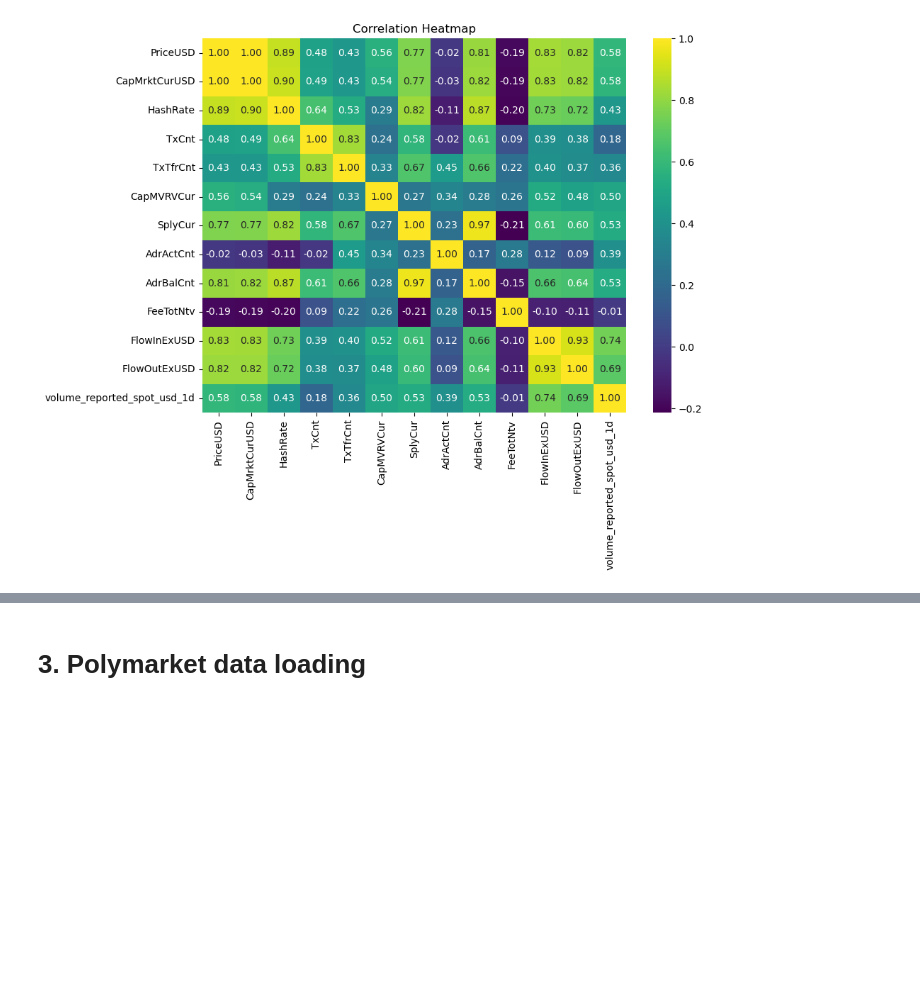
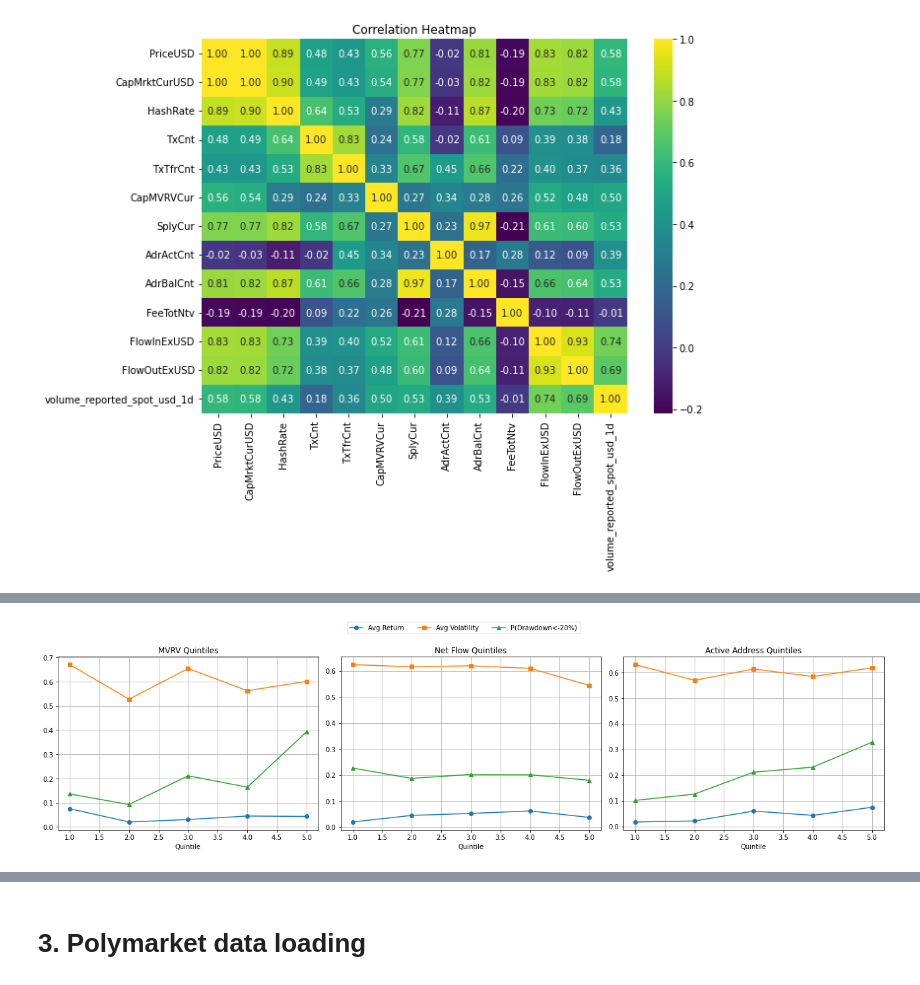
Before and after one commit to shuangvely/bitcoin-analytics-capstone-sp26-team08, a Jupyter notebook: eda/EDA.ipynb, the cells around one changed output, grey strips where cells are left out. Drawn from its saved outputs; the diff is of its cells as text; code cells hidden in the pictures; blank space fills up the shorter version.

```diff
--- a/eda/EDA.ipynb
+++ b/eda/EDA.ipynb
@@ -387,6 +430,106 @@ plt.show()
 3          0.230769          0.055944
 4          0.328098          0.129145
 [figure]
+# %%
+# # Forward-looking performance conditioning analysis
+# # 1 Build forward-looking metrics
+# df["net_flow_usd"] = df["FlowOutExUSD"] - df["FlowInExUSD"]
+
+# h = 30
+# #
+# # Forward 30-day return
+# df["fwd_ret_30d"] = df["PriceUSD"].shift(-h) / df["PriceUSD"] - 1
+
+# # Forward 30-day volatility (annualized)
+# logret = np.log(df["PriceUSD"]).diff()
+# df["fwd_vol_30d"] = logret.shift(-1).rolling(h).std() * np.sqrt(365)
+
+# # Forward 30-day max drawdown
+# future_min_price = df["PriceUSD"].shift(-1).rolling(h).min()
+# df["fwd_min_dd_30d"] = future_min_price / df["PriceUSD"] - 1
+
+# # Remove NaN
+# eda = df.dropna(subset=["fwd_ret_30d",
+#                         "fwd_vol_30d",
+#                         "fwd_min_dd_30d"]).copy()
+
+# # 2 Quintile grouping
+# # MVRV
+# eda["mvrv_q5"] = pd.qcut(eda["CapMVRVCur"], 5, labels=[1,2,3,4,5])
+# mvrv_table = eda.groupby("mvrv_q5").agg(
+#     avg_fwd_ret_30d=("fwd_ret_30d", "mean"),
+#     avg_fwd_vol_30d=("fwd_vol_30d", "mean"),
+#     prob_dd_lt_20pct=("fwd_min_dd_30d", lambda x: (x < -0.20).mean()),
+# ).reset_index()
+
+# # Net Flow
+# eda["netflow_q5"] = pd.qcut(eda["net_flow_usd"], 5, labels=[1,2,3,4,5])
+# netflow_table = eda.groupby("netflow_q5").agg(
+#     avg_fwd_ret_30d=("fwd_ret_30d", "mean"),
+#     avg_fwd_vol_30d=("fwd_vol_30d", "mean"),
+#     prob_dd_lt_20pct=("fwd_min_dd_30d", lambda x: (x < -0.20).mean()),
+# ).reset_index()
+
+# # Active Address
+# eda["adract_q5"] = pd.qcut(eda["AdrActCnt"], 5, labels=[1,2,3,4,5])
+# adr_table = eda.groupby("adract_q5").agg(
+#     avg_fwd_ret_30d=("fwd_ret_30d", "mean"),
+#     avg_fwd_vol_30d=("fwd_vol_30d", "mean"),
+#     prob_dd_lt_20pct=("fwd_min_dd_30d", lambda x: (x < -0.20).mean()),
+# ).reset_index()
+
+# 3 visualization
+fig, axes = plt.subplots(1, 3, figsize=(18,5))
+
+# MVRV
+axes[0].plot(mvrv_table["mvrv_q5"],
+             mvrv_table["avg_fwd_ret_30d"], marker="o", label="Avg Return")
+axes[0].plot(mvrv_table["mvrv_q5"],
+             mvrv_table["avg_fwd_vol_30d"], marker="s", label="Avg Volatility")
+axes[0].plot(mvrv_table["mvrv_q5"],
+             mvrv_table["prob_dd_lt_20pct"], marker="^", label="P(Drawdown<-20%)")
+
+axes[0].set_title("MVRV Quintiles")
+axes[0].set_xlabel("Quintile")
+axes[0].grid(True)
+
+# Net Flow
+axes[1].plot(netflow_table["netflow_q5"],
+             netflow_table["avg_fwd_ret_30d"], marker="o")
+axes[1].plot(netflow_table["netflow_q5"],
+             netflow_table["avg_fwd_vol_30d"], marker="s")
+axes[1].plot(netflow_table["netflow_q5"],
+             netflow_table["prob_dd_lt_20pct"], marker="^")
+
+axes[1].set_title("Net Flow Quintiles")
+axes[1].set_xlabel("Quintile")
+axes[1].grid(True)
+
+# Active Address
+axes[2].plot(adr_table["adract_q5"],
+             adr_table["avg_fwd_ret_30d"], marker="o")
+axes[2].plot(adr_table["adract_q5"],
+             adr_table["avg_fwd_vol_30d"], marker="s")
+axes[2].plot(adr_table["adract_q5"],
+             adr_table["prob_dd_lt_20pct"], marker="^")
+
+axes[2].set_title("Active Address Quintiles")
+axes[2].set_xlabel("Quintile")
+axes[2].grid(True)
+
+
+# Unified legend
+handles, labels = axes[0].get_legend_handles_labels()
+fig.legend(handles, labels, loc="upper center", ncol=3)
+
+plt.tight_layout(rect=[0, 0, 1, 0.92])
+
+plt.savefig("plots/Forward_30D_Factor_Comparison.png",
+            dpi=300, bbox_inches="tight")
+
+plt.show()
+# %% [output]
+[figure, added]
 # %%
 # 2D Binning: MVRV × Netflow
 pivot = eda.pivot_table(
```
Also changed, not shown: parts of 30 cells of this notebook.
